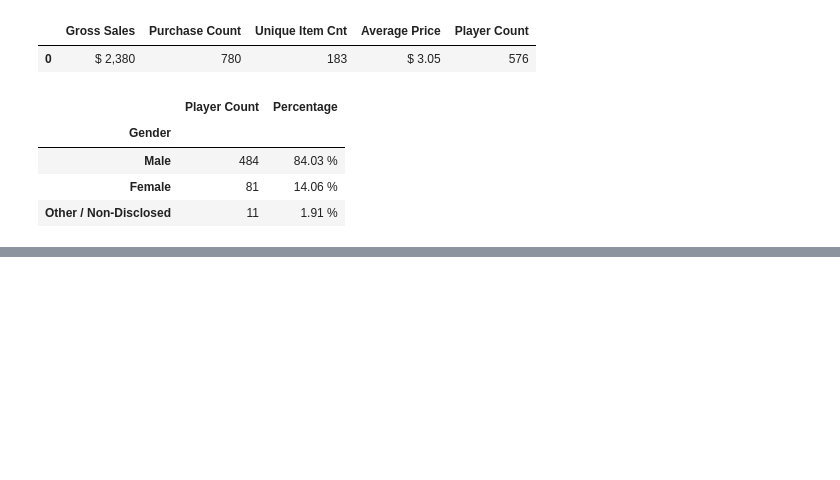
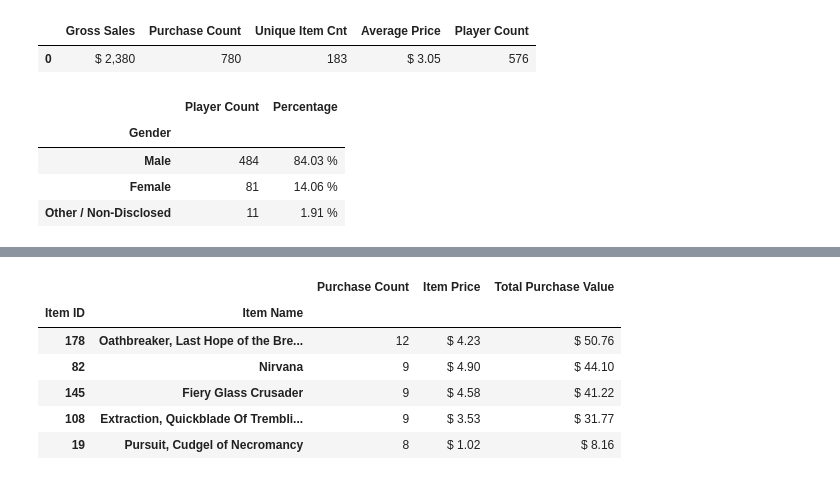
Before and after one commit to attila5287/DU_BigData_hw4_Pandas, a Jupyter notebook: Heroes_of_Pymoli_Attila.ipynb, the cells around one changed output, grey strips where cells are left out. Saved outputs shown, nothing was run; the diff lists cells and outputs as text; code cells hidden in the pictures; blank space fills up the shorter version.

```diff
--- a/Heroes_of_Pymoli_Attila.ipynb
+++ b/Heroes_of_Pymoli_Attila.ipynb
@@ -160,0 +287,18 @@ Purc_Analysis_Gender_3
+# %%
+# Sort the above table by total purchase value in descending order
+item_summary_df2 = item_summary_df.sort_values(by = 'Total Purchase Value', ascending=False).head()
+item_summary_df2
+# Optional: give the displayed data cleaner formatting
+item_summary_df_formatted2 = item_summary_df2.copy()
+item_summary_df_formatted2['Item Price'] = item_summary_df_formatted2['Item Price'].map("$ {:,.2f}".format)
+item_summary_df_formatted2['Total Purchase Value'] = item_summary_df_formatted2['Total Purchase Value'].map("$ {:,.2f}".format)
+# Display a preview of the data frame
+item_summary_df_formatted2
+# %% [output]
+|  |  | Purchase Count | Item Price | Total Purchase Value |
+| Item ID | Item Name |  |  |  |
+| 178 | Oathbreaker, Last Hope of the Bre... | 12 | $ 4.23 | $ 50.76 |
+| 82 | Nirvana | 9 | $ 4.90 | $ 44.10 |
+| 145 | Fiery Glass Crusader | 9 | $ 4.58 | $ 41.22 |
+| 108 | Extraction, Quickblade Of Trembli... | 9 | $ 3.53 | $ 31.77 |
+| 19 | Pursuit, Cudgel of Necromancy | 8 | $ 1.02 | $ 8.16 |
```
Also changed, not shown: parts of 7 cells of this notebook.
